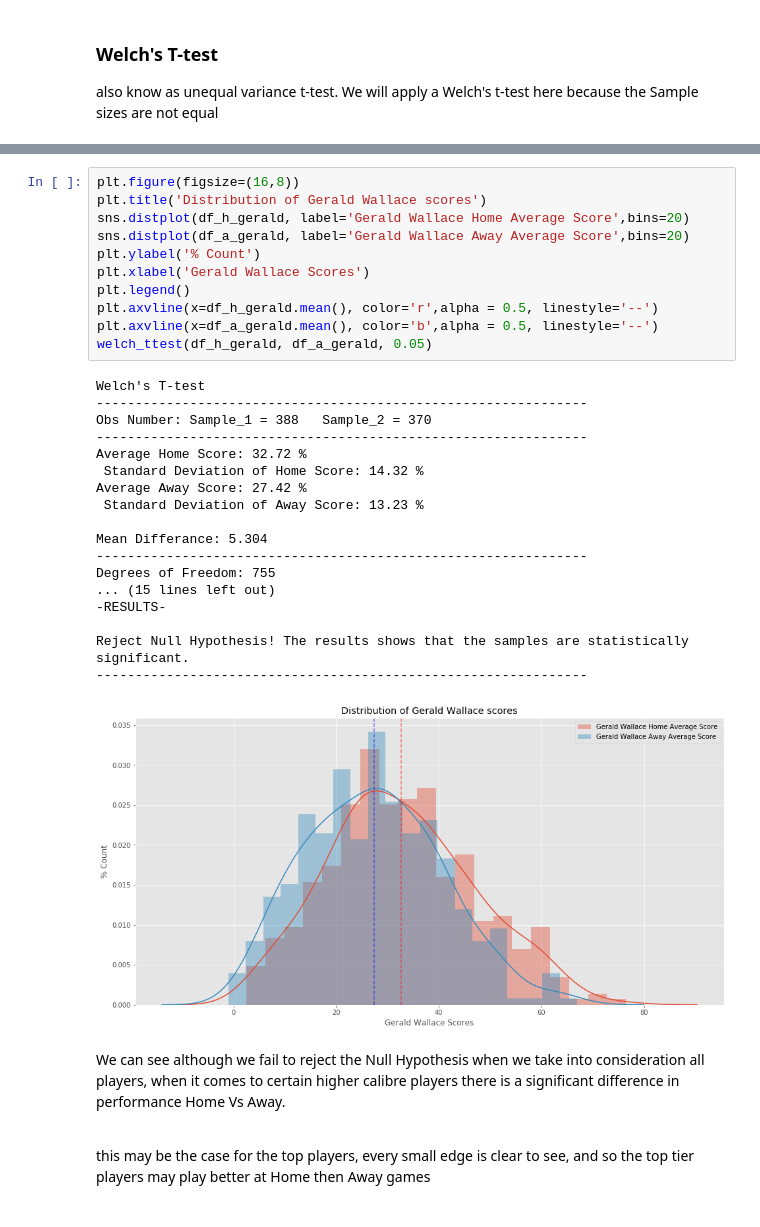
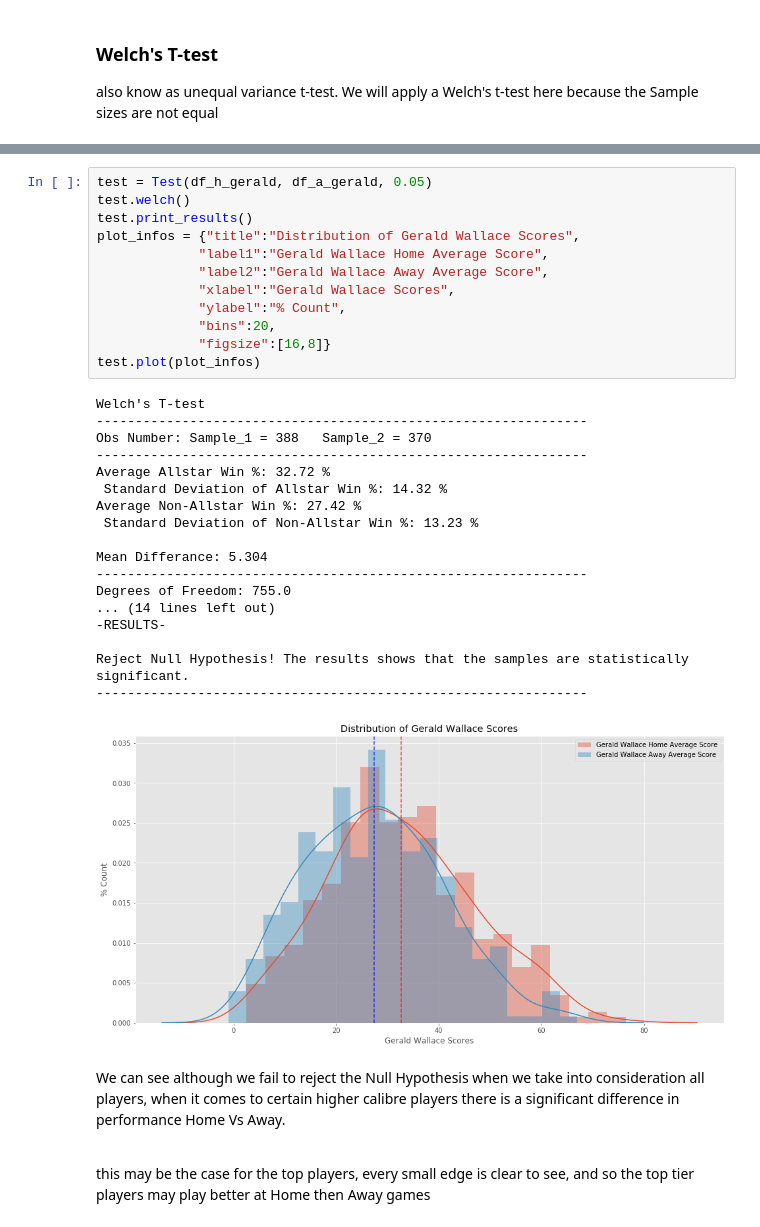
Before and after one commit to KGharib/Hypothesis-Testing-on-18-Seasons-of-NBA-Dataset, a Jupyter notebook: index.ipynb, the cells around one changed output, grey strips where cells are left out. Drawn from its saved outputs; the diff is of its cells as text.

```diff
--- a/index.ipynb
+++ b/index.ipynb
@@ -464,33 +500,34 @@ def welch_ttest(sample1, sample2, alpha):
-# %%
-plt.figure(figsize=(16,8))
-plt.title('Distribution of Gerald Wallace scores')
-sns.distplot(df_h_gerald, label='Gerald Wallace Home Average Score',bins=20)
-sns.distplot(df_a_gerald, label='Gerald Wallace Away Average Score',bins=20)
-plt.ylabel('% Count')
-plt.xlabel('Gerald Wallace Scores')
-plt.legend()
-plt.axvline(x=df_h_gerald.mean(), color='r',alpha = 0.5, linestyle='--')
-plt.axvline(x=df_a_gerald.mean(), color='b',alpha = 0.5, linestyle='--')
-welch_ttest(df_h_gerald, df_a_gerald, 0.05)
-# %% [output]
-Welch's T-test
----------------------------------------------------------------
-Obs Number: Sample_1 = 388   Sample_2 = 370
----------------------------------------------------------------
-Average Home Score: 32.72 %
- Standard Deviation of Home Score: 14.32 %
-Average Away Score: 27.42 %
- Standard Deviation of Away Score: 13.23 %
-
-Mean Differance: 5.304
----------------------------------------------------------------
-Degrees of Freedom: 755
-... (15 lines left out)
--RESULTS-
-
-Reject Null Hypothesis! The results shows that the samples are statistically significant.
----------------------------------------------------------------
-[figure, removed]
+# %%
+test = Test(df_h_gerald, df_a_gerald, 0.05)
+test.welch()
+test.print_results()
+plot_infos = {"title":"Distribution of Gerald Wallace Scores",
+             "label1":"Gerald Wallace Home Average Score",
+             "label2":"Gerald Wallace Away Average Score",
+             "xlabel":"Gerald Wallace Scores",
+             "ylabel":"% Count",
+             "bins":20,
+             "figsize":[16,8]}
+test.plot(plot_infos)
+# %% [output]
+Welch's T-test
+---------------------------------------------------------------
+Obs Number: Sample_1 = 388   Sample_2 = 370
+---------------------------------------------------------------
+Average Allstar Win %: 32.72 %
+ Standard Deviation of Allstar Win %: 14.32 %
+Average Non-Allstar Win %: 27.42 %
+ Standard Deviation of Non-Allstar Win %: 13.23 %
+
+Mean Differance: 5.304
+---------------------------------------------------------------
+Degrees of Freedom: 755.0
+... (14 lines left out)
+-RESULTS-
+
+Reject Null Hypothesis! The results shows that the samples are statistically significant.
+---------------------------------------------------------------
+[figure, added]
 # %% [markdown]
 We can see although we fail to reject the Null Hypothesis when we take into consideration all players, when it comes to certain higher calibre players there is a significant difference in performance Home Vs Away.
 
```
Also changed, not shown: parts of 15 cells of this notebook.
